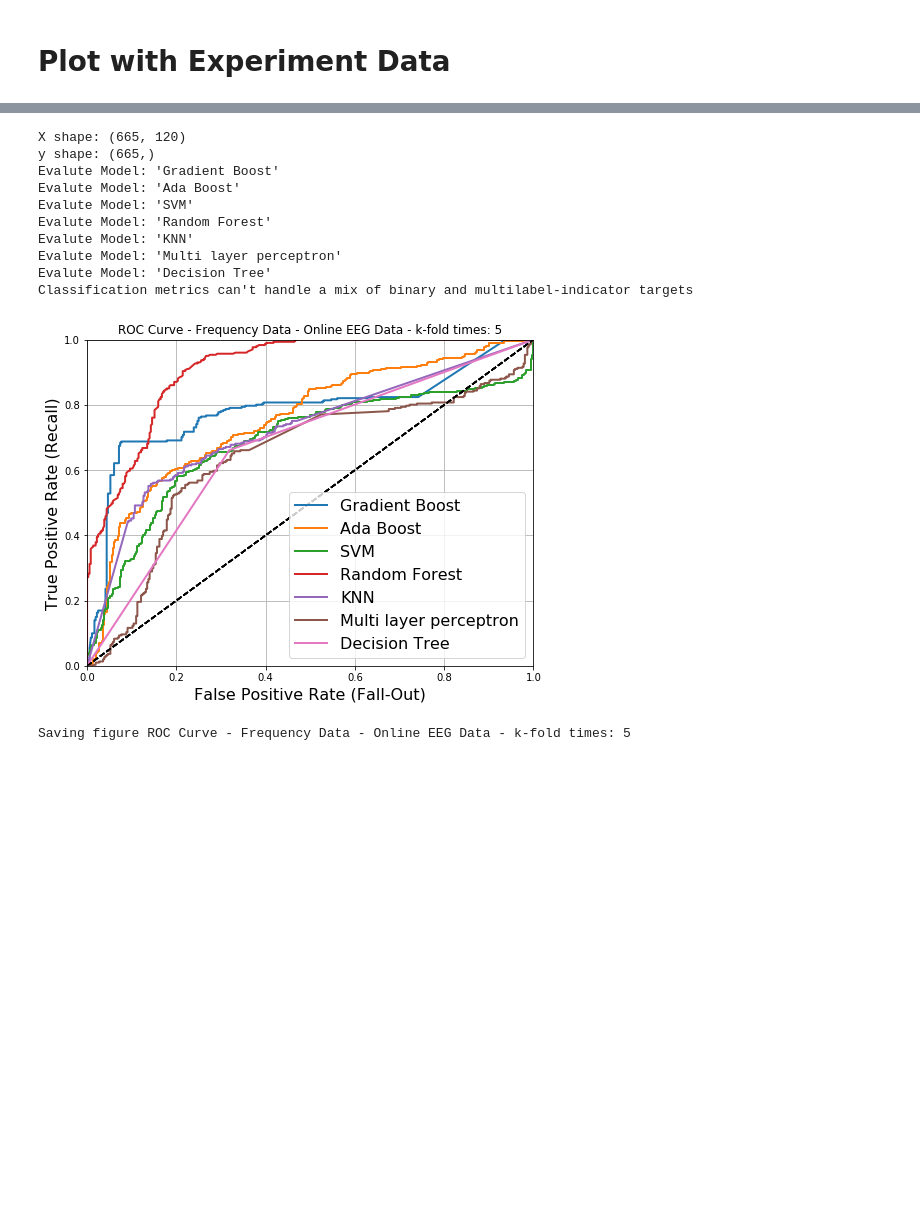
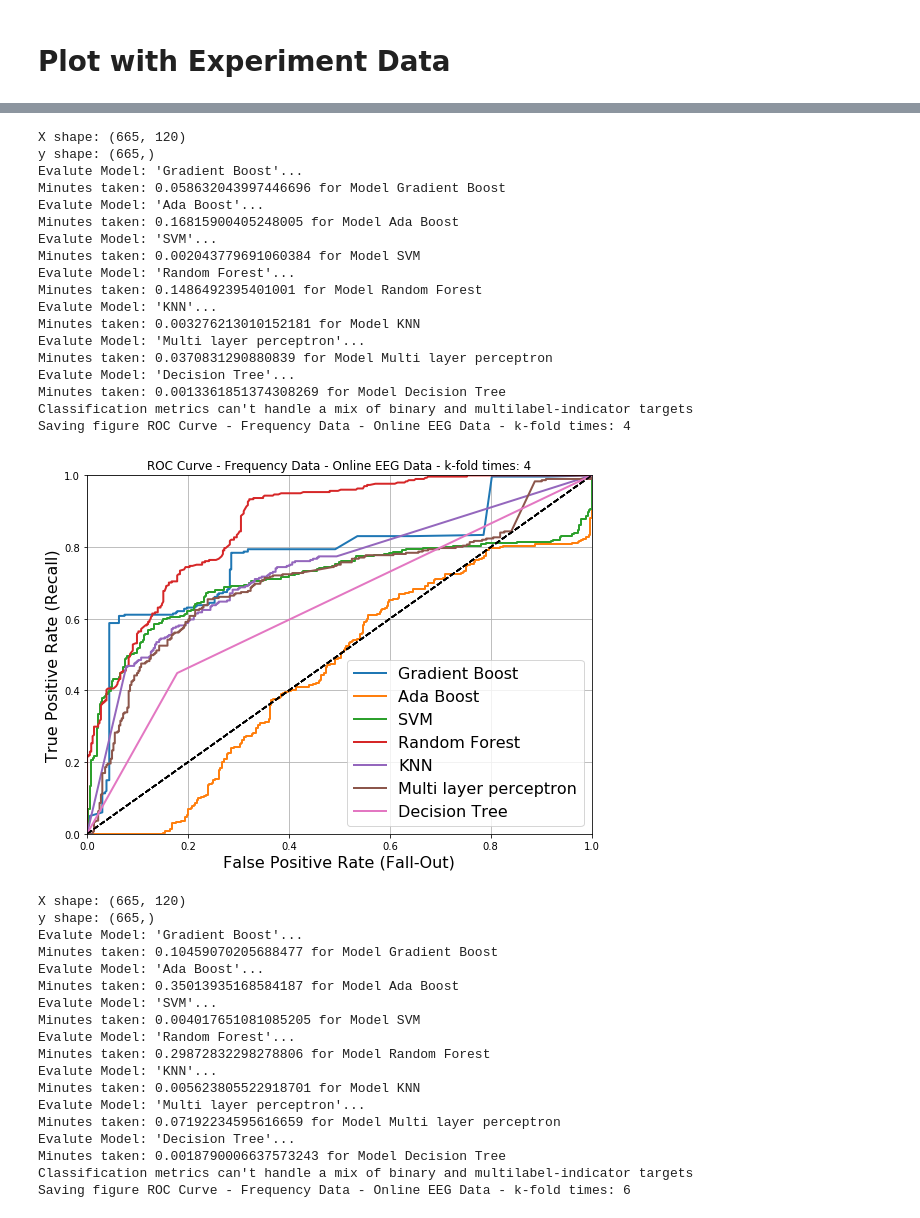
Before and after one commit to mudo121/thesis_eeg, a Jupyter notebook: machine_learning_notebooks/compare_classificators.ipynb, the cells around one changed output, grey strips where cells are left out. Drawn from its saved outputs; the diff is of its cells as text; code cells hidden in the pictures; blank space fills up the shorter version.

```diff
--- a/machine_learning_notebooks/compare_classificators.ipynb
+++ b/machine_learning_notebooks/compare_classificators.ipynb
@@ -45,6 +45,11 @@ except Exception as e:
 
 print("Saving images to: {}".format(IMAGES_PATH))
 def save_fig(fig_id, tight_layout=True, fig_extension="png", resolution=300):
+    if fig_id is None:
+        print("Error while saving an image! Figure ID is None!")
+        return
+
+
     path = os.path.join(IMAGES_PATH, fig_id + "." + fig_extension)
     print("Saving figure", fig_id)
     if tight_layout:
@@ -263,7 +271,10 @@ def evaluteModelsWithRocCurve(modelList, X, y, title, target_names, kFoldTimes=5
 # %%
-evaluteModelsWithRocCurve(modelList, X=X_train_entropy, y=y_train_entropy,
+kFoldTimesList = [4, 6, 8, 10]
+
+for k in kFoldTimesList:
+    evaluteModelsWithRocCurve(modelList, X=X_train_entropy, y=y_train_entropy,
                           title="ROC Curve - Entropy Data - Online EEG Data", target_names=targetNames,
-                          kFoldTimes=12)
+                          kFoldTimes=k)
 # %% [output]
 X shape: (5024, 200)
 y shape: (5024,)
@@ -288,7 +355,10 @@ Saving figure ROC Curve - Entropy Data - Online EEG Data - k-fold times: 12
 # %%
-evaluteModelsWithRocCurve(modelList, X=X_train_freq, y=y_train_freq,
+kFoldTimesList = [4, 6, 8, 10]
+
+for k in kFoldTimesList:
+    evaluteModelsWithRocCurve(modelList, X=X_train_freq, y=y_train_freq,
                           title="ROC Curve - Frequency Data - Online EEG Data",
-                          target_names=targetNames, kFoldTimes=12)
+                          target_names=targetNames, kFoldTimes=k)
 # %% [output]
 X shape: (1008, 1200)
 y shape: (1008,)
@@ -313,9 +439,12 @@ Saving figure ROC Curve - Frequency Data - Online EEG Data - k-fold times: 12
 # %% [markdown]
 # Plot with Experiment Data
 # %%
-evaluteModelsWithRocCurve(modelList, X=X_train_entropy_exp, y=y_train_entropy_exp,
-                          title="ROC Curve - Entropy Data - Online EEG Data", target_names=targetNames_exp,
-                          kFoldTimes=5)
+kFoldTimesList = [4, 6, 8, 10]
+
+for k in kFoldTimesList:
+    evaluteModelsWithRocCurve(modelList, X=X_train_entropy_exp, y=y_train_entropy_exp,
+                              title="ROC Curve - Entropy Data - Online EEG Data", target_names=targetNames_exp,
+                              kFoldTimes=k)
 # %% [output]
 X shape: (3306, 20)
 y shape: (3306,)
@@ -327,17 +525,45 @@ Evalute Model: 'SVM'...
 # %%
-evaluteModelsWithRocCurve(modelList, X=X_train_freq_exp, y=y_train_freq_exp,
-                          title="ROC Curve - Frequency Data - Online EEG Data",
-                          target_names=targetNames_exp, kFoldTimes=5)
+kFoldTimesList = [4, 6, 8, 10]
+
+for k in kFoldTimesList:
+    evaluteModelsWithRocCurve(modelList, X=X_train_freq_exp, y=y_train_freq_exp,
+                              title="ROC Curve - Frequency Data - Online EEG Data",
+                              target_names=targetNames_exp, kFoldTimes=k)
 # %% [output]
 X shape: (665, 120)
 y shape: (665,)
-Evalute Model: 'Gradient Boost'
-Evalute Model: 'Ada Boost'
-Evalute Model: 'SVM'
-Evalute Model: 'Random Forest'
-Evalute Model: 'KNN'
-Evalute Model: 'Multi layer perceptron'
-Evalute Model: 'Decision Tree'
+Evalute Model: 'Gradient Boost'...
+Minutes taken: 0.058632043997446696 for Model Gradient Boost
+Evalute Model: 'Ada Boost'...
+Minutes taken: 0.16815900405248005 for Model Ada Boost
+Evalute Model: 'SVM'...
+Minutes taken: 0.002043779691060384 for Model SVM
+Evalute Model: 'Random Forest'...
+Minutes taken: 0.1486492395401001 for Model Random Forest
+Evalute Model: 'KNN'...
+Minutes taken: 0.003276213010152181 for Model KNN
+Evalute Model: 'Multi layer perceptron'...
+Minutes taken: 0.0370831290880839 for Model Multi layer perceptron
+Evalute Model: 'Decision Tree'...
+Minutes taken: 0.0013361851374308269 for Model Decision Tree
 Classification metrics can't handle a mix of binary and multilabel-indicator targets
+Saving figure ROC Curve - Frequency Data - Online EEG Data - k-fold times: 4
-[figure, old version]
+[figure, new version]
-Saving figure ROC Curve - Frequency Data - Online EEG Data - k-fold times: 5
+X shape: (665, 120)
+y shape: (665,)
+Evalute Model: 'Gradient Boost'...
+Minutes taken: 0.10459070205688477 for Model Gradient Boost
+Evalute Model: 'Ada Boost'...
+Minutes taken: 0.35013935168584187 for Model Ada Boost
+Evalute Model: 'SVM'...
+Minutes taken: 0.004017651081085205 for Model SVM
+Evalute Model: 'Random Forest'...
+Minutes taken: 0.29872832298278806 for Model Random Forest
+Evalute Model: 'KNN'...
+Minutes taken: 0.005623805522918701 for Model KNN
+Evalute Model: 'Multi layer perceptron'...
+Minutes taken: 0.07192234595616659 for Model Multi layer perceptron
+Evalute Model: 'Decision Tree'...
+Minutes taken: 0.0018790006637573243 for Model Decision Tree
+Classification metrics can't handle a mix of binary and multilabel-indicator targets
+Saving figure ROC Curve - Frequency Data - Online EEG Data - k-fold times: 6
```
Also changed, not shown: parts of 7 cells of this notebook, 14 other files.
